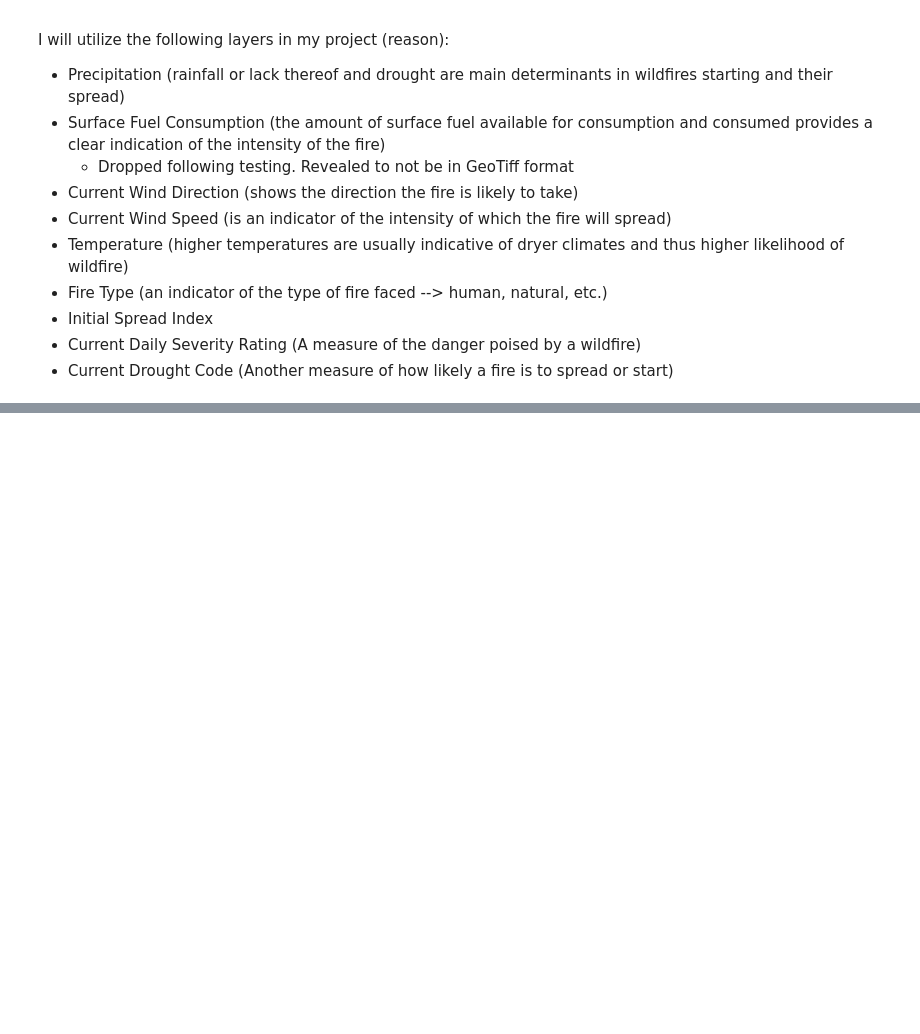
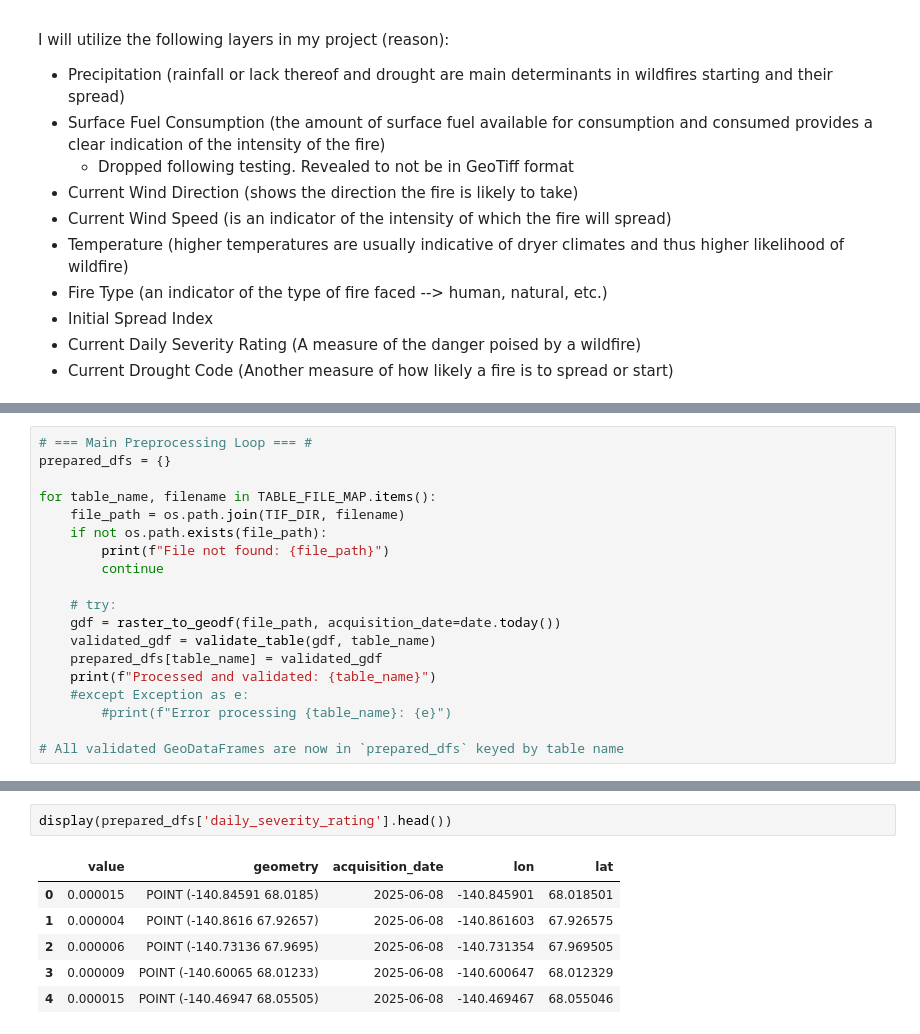
Before and after one commit to FrogOnARock/WildfireCapstone, a Jupyter notebook: wildfire_1/wdfis_layer_extract/wcs_layer.ipynb, the cells around one changed output, grey strips where cells are left out. Drawn from its saved outputs; the diff is of its cells as text; blank space fills up the shorter version.

```diff
--- a/wildfire_1/wdfis_layer_extract/wcs_layer.ipynb
+++ b/wildfire_1/wdfis_layer_extract/wcs_layer.ipynb
@@ -173,0 +317,19 @@ Saved raster visualization to ./wcs_maps/current_drought_code.png
+# %%
+# === Main Preprocessing Loop === #
+prepared_dfs = {}
+
+for table_name, filename in TABLE_FILE_MAP.items():
+    file_path = os.path.join(TIF_DIR, filename)
+    if not os.path.exists(file_path):
+        print(f"File not found: {file_path}")
+        continue
+
+    # try:
+    gdf = raster_to_geodf(file_path, acquisition_date=date.today())
+    validated_gdf = validate_table(gdf, table_name)
+    prepared_dfs[table_name] = validated_gdf
+    print(f"Processed and validated: {table_name}")
+    #except Exception as e:
+        #print(f"Error processing {table_name}: {e}")
+
+# All validated GeoDataFrames are now in `prepared_dfs` keyed by table name
@@ -173,0 +345,9 @@ Saved raster visualization to ./wcs_maps/current_drought_code.png
+# %%
+display(prepared_dfs['daily_severity_rating'].head())
+# %% [output]
+|  | value | geometry | acquisition_date | lon | lat |
+| 0 | 0.000015 | POINT (-140.84591 68.0185) | 2025-06-08 | -140.845901 | 68.018501 |
+| 1 | 0.000004 | POINT (-140.8616 67.92657) | 2025-06-08 | -140.861603 | 67.926575 |
+| 2 | 0.000006 | POINT (-140.73136 67.9695) | 2025-06-08 | -140.731354 | 67.969505 |
+| 3 | 0.000009 | POINT (-140.60065 68.01233) | 2025-06-08 | -140.600647 | 68.012329 |
+| 4 | 0.000015 | POINT (-140.46947 68.05505) | 2025-06-08 | -140.469467 | 68.055046 |
```
Also changed, not shown: parts of 4 cells of this notebook, 2 other files.
